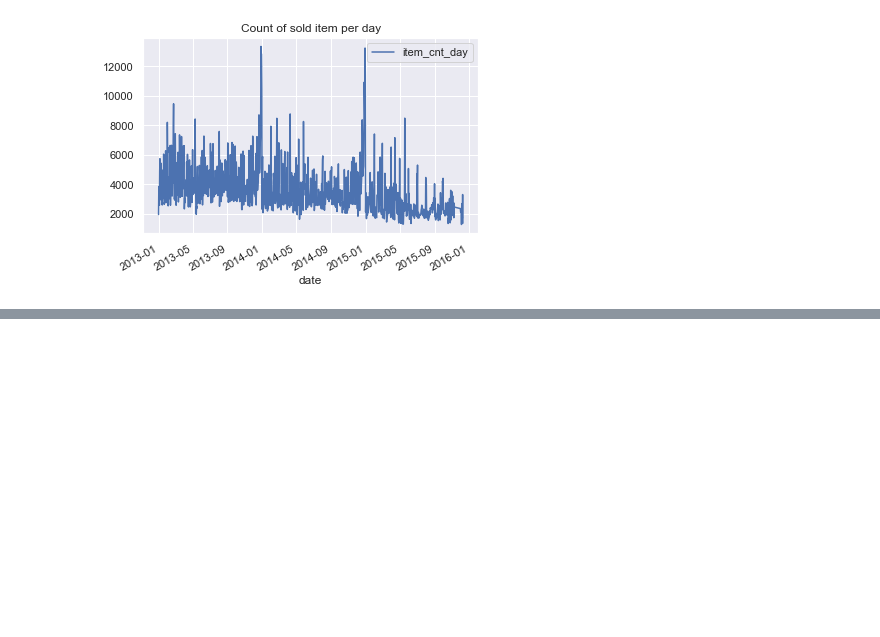
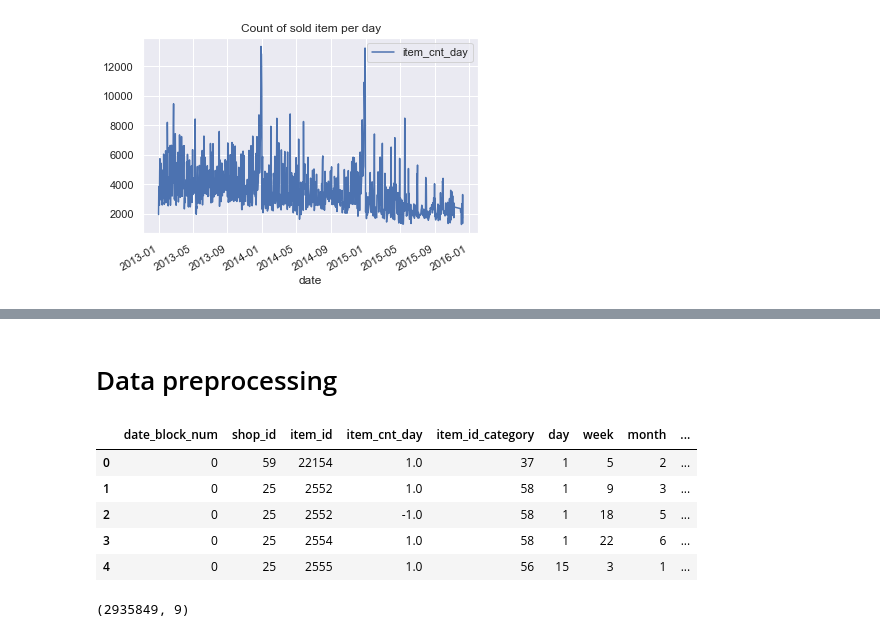
Before and after one commit to meln1337/predict-future-sales-kaggle, a Jupyter notebook: pfs.ipynb, the cells around one changed output, grey strips where cells are left out. Drawn from its saved outputs; the diff is of its cells as text; code cells hidden in the pictures; blank space fills up the shorter version.

Commit message:
preprocessed data

```diff
--- a/pfs.ipynb
+++ b/pfs.ipynb
@@ -136,5 +136,3 @@ train_df.groupby(['date'])[['item_cnt_day']].sum().plot(title="Count of sold ite
 # %% [output]
 <AxesSubplot:title={'center':'Count of sold item per day'}, xlabel='date'>
 [figure]
-# %%
-def preprocess_data()
@@ -140,0 +156,32 @@ def preprocess_data()
+# %% [markdown]
+# Data preprocessing
+# %%
+def preprocess_data(df, test=False):
+    df['item_id_category'] = df['item_id'].map(items_map)
+    if test:
+        df['date'] = '2015-12-11'
+        df['date'] = pd.to_datetime(df['date'])
+        df['date_block_num'] = 33
+        df.drop(['ID'], inplace=True, axis=1)
+    else:
+        df.drop(['item_price'], inplace=True, axis=1)
+    df['day'] = df['date'].dt.day
+    df['week'] = df['date'].dt.week
+    df['month'] = df['date'].dt.month
+    df['dayofweek'] = df['date'].dt.dayofweek
+    df.drop(['date'], inplace=True, axis=1)
+    return df
+# %%
+train_df = preprocess_data(train_df)
+train_df.head()
+# %% [output]
+|  | date_block_num | shop_id | item_id | item_cnt_day | item_id_category | day | week | month | ... |
+| 0 | 0 | 59 | 22154 | 1.0 | 37 | 1 | 5 | 2 | ... |
+| 1 | 0 | 25 | 2552 | 1.0 | 58 | 1 | 9 | 3 | ... |
+| 2 | 0 | 25 | 2552 | -1.0 | 58 | 1 | 18 | 5 | ... |
+| 3 | 0 | 25 | 2554 | 1.0 | 58 | 1 | 22 | 6 | ... |
+| 4 | 0 | 25 | 2555 | 1.0 | 56 | 15 | 3 | 1 | ... |
+# %%
+train_df.shape
+# %% [output]
+(2935849, 9)
```
Also changed, not shown: parts of 6 cells of this notebook.
